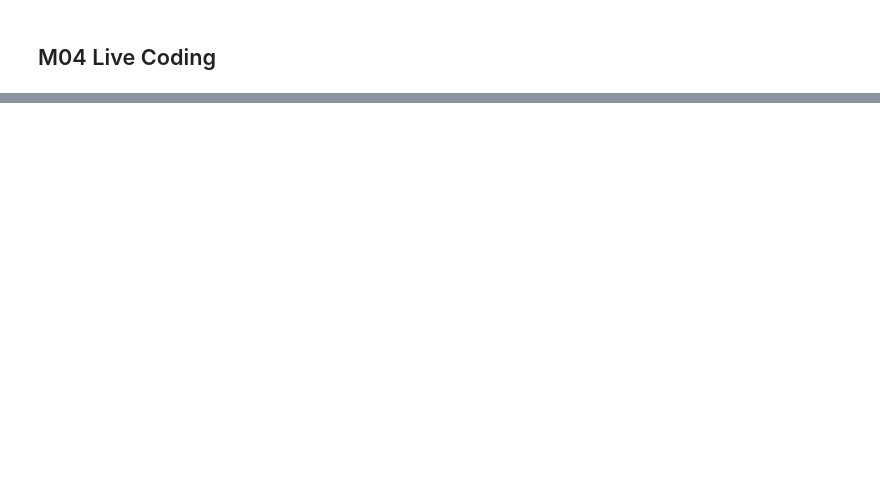
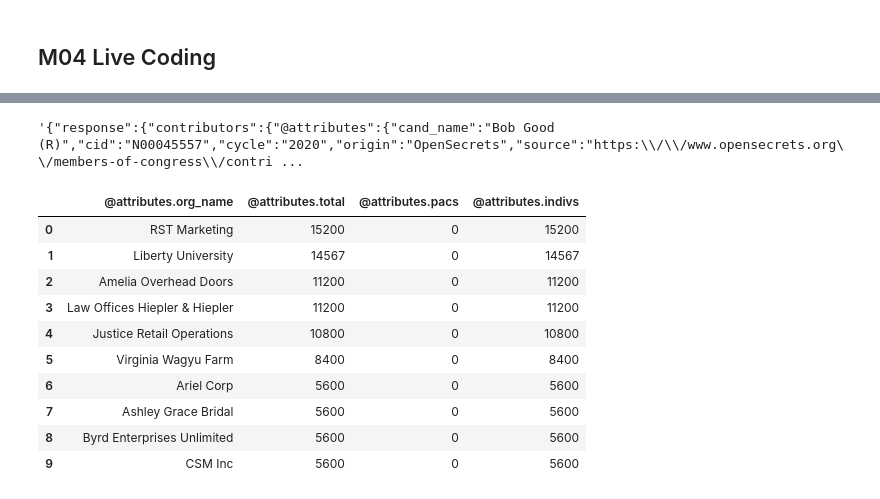
Before and after one commit to shroffr01/UVACODE, a Jupyter notebook: App of Data Science/M04_Live_Coding.ipynb, the cells around one changed output, grey strips where cells are left out. Cells and saved outputs as stored; diff of their text form; code cells hidden in the pictures; blank space fills up the shorter version.

```diff
--- a/App of Data Science/M04_Live_Coding.ipynb
+++ b/App of Data Science/M04_Live_Coding.ipynb
@@ -40,0 +139,4 @@ congresskey = os.getenv('congresskey')
+# %%
+endpoint = '/?method=candContrib'
+params = {'apikey': opensecretskey, 'cid': good_cid, 'output': 'json'}
+r = requests.get(root+endpoint, params = params, headers = headers)
@@ -40,0 +147,2 @@ congresskey = os.getenv('congresskey')
+# %%
+json.loads(r.text)
@@ -40,0 +167,20 @@ congresskey = os.getenv('congresskey')
+# %%
+r.text
+# %% [output]
+'{"response":{"contributors":{"@attributes":{"cand_name":"Bob Good (R)","cid":"N00045557","cycle":"2020","origin":"OpenSecrets","source":"https:\\/\\/www.opensecrets.org\\/members-of-congress\\/contri ...
+# %%
+funding_df = pd.json_normalize(json.loads(r.text), record_path=['response','contributors','contributor'])
+# %%
+funding_df
+# %% [output]
+|  | @attributes.org_name | @attributes.total | @attributes.pacs | @attributes.indivs |
+| 0 | RST Marketing | 15200 | 0 | 15200 |
+| 1 | Liberty University | 14567 | 0 | 14567 |
+| 2 | Amelia Overhead Doors | 11200 | 0 | 11200 |
+| 3 | Law Offices Hiepler & Hiepler | 11200 | 0 | 11200 |
+| 4 | Justice Retail Operations | 10800 | 0 | 10800 |
+| 5 | Virginia Wagyu Farm | 8400 | 0 | 8400 |
+| 6 | Ariel Corp | 5600 | 0 | 5600 |
+| 7 | Ashley Grace Bridal | 5600 | 0 | 5600 |
+| 8 | Byrd Enterprises Unlimited | 5600 | 0 | 5600 |
+| 9 | CSM Inc | 5600 | 0 | 5600 |
```
Also changed, not shown: parts of 20 cells of this notebook, 1 other file.
